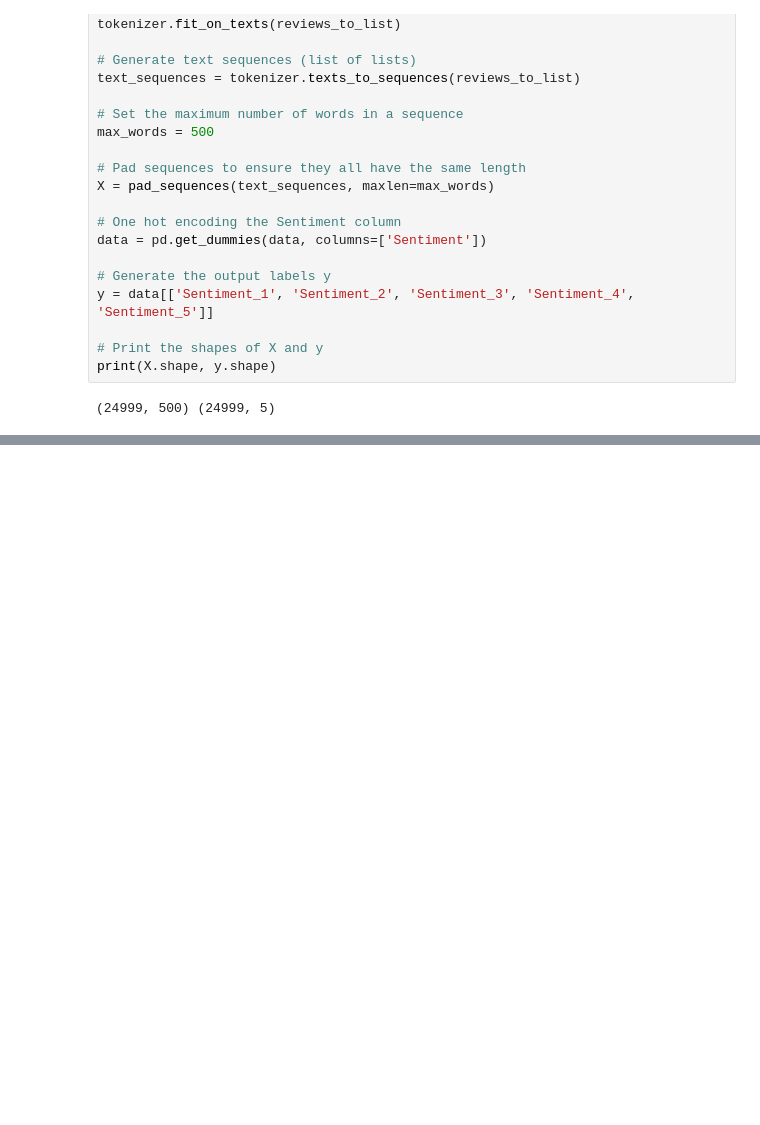
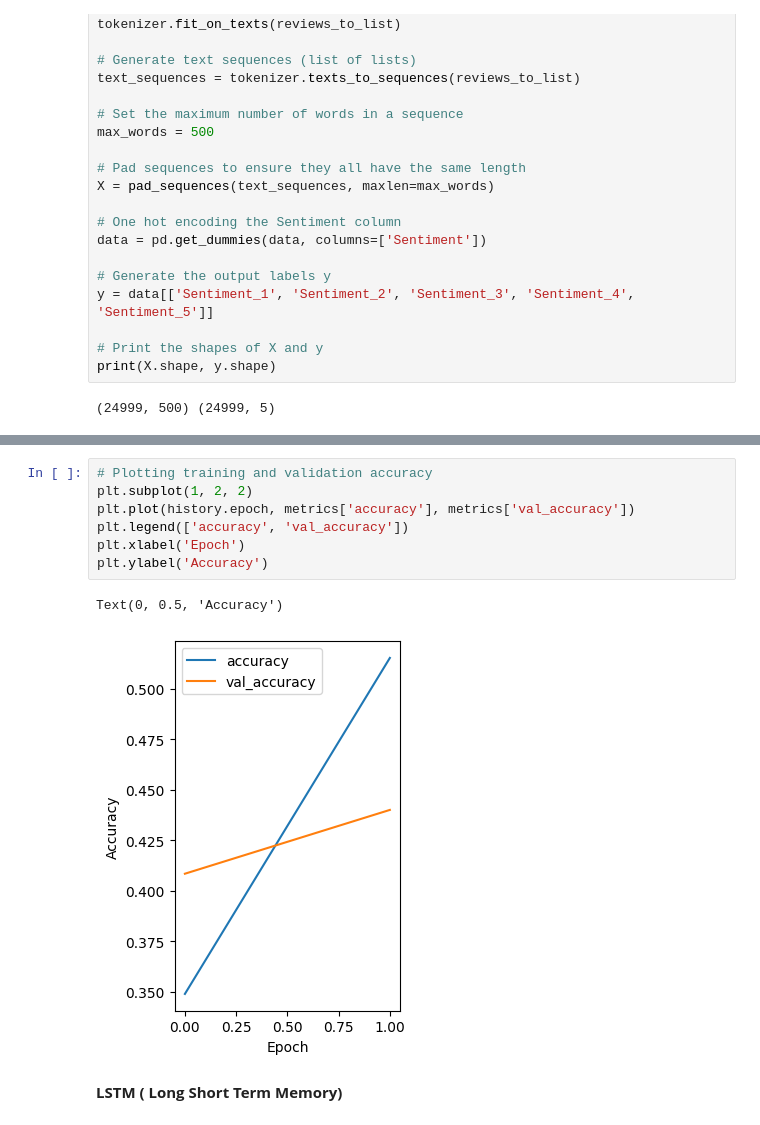
Before and after one commit to Jaiwanthi-SH/Sentiment-Analysis-for-Product-Reviews, a Jupyter notebook: SentimentAnalysis.ipynb, the cells around one changed output, grey strips where cells are left out. Cells and saved outputs as stored; diff of their text form; blank space fills up the shorter version.

```diff
--- a/SentimentAnalysis.ipynb
+++ b/SentimentAnalysis.ipynb
@@ -203,0 +312,12 @@ print(X.shape, y.shape)
+# %%
+# Plotting training and validation accuracy
+plt.subplot(1, 2, 2)
+plt.plot(history.epoch, metrics['accuracy'], metrics['val_accuracy'])
+plt.legend(['accuracy', 'val_accuracy'])
+plt.xlabel('Epoch')
+plt.ylabel('Accuracy')
+# %% [output]
+Text(0, 0.5, 'Accuracy')
+[figure, added]
+# %% [markdown]
+**LSTM ( Long Short Term Memory)**
```
Also changed, not shown: parts of 20 cells of this notebook.
